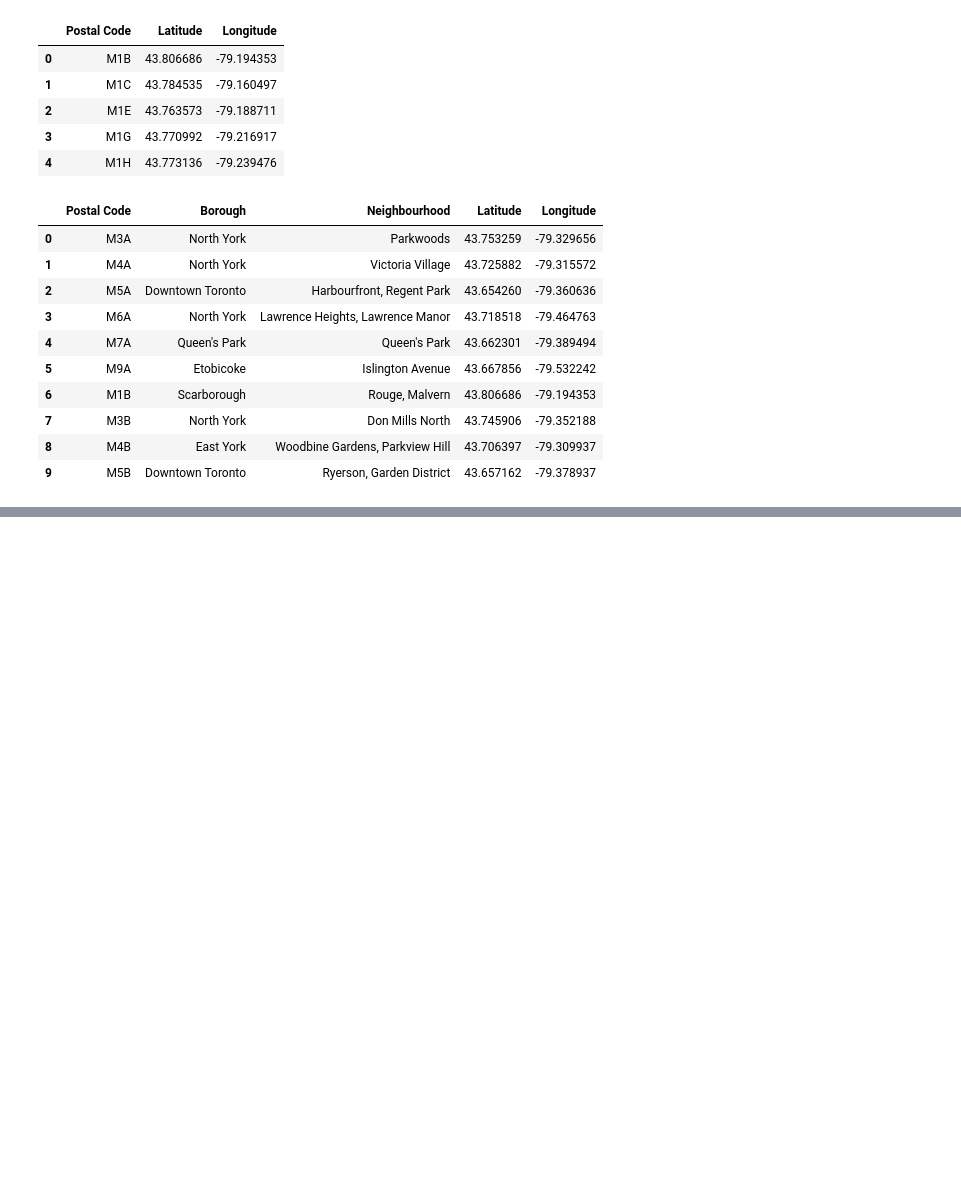
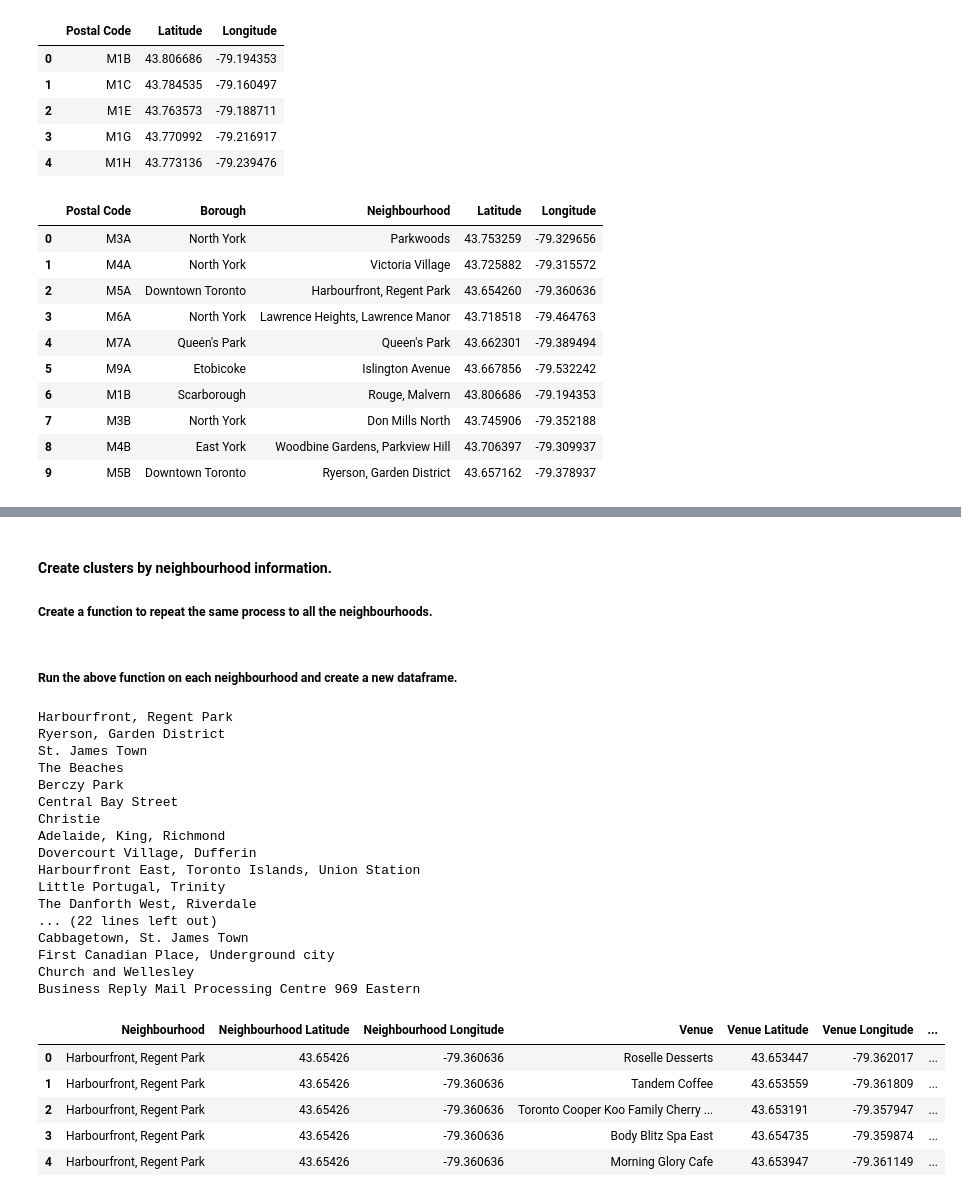
Before and after one commit to roach231428/Coursera_Capstone, a Jupyter notebook: Segmenting_and_Clustering_Neighborhoods_in_Toronto.ipynb, the cells around one changed output, grey strips where cells are left out. Drawn from its saved outputs; the diff is of its cells as text; code cells hidden in the pictures; blank space fills up the shorter version.

```diff
--- a/Segmenting_and_Clustering_Neighborhoods_in_Toronto.ipynb
+++ b/Segmenting_and_Clustering_Neighborhoods_in_Toronto.ipynb
@@ -110,0 +128,8 @@ postcode_df_merge.head(10)
+# %%
+address = 'Downtown Toronto'
+
+geolocator = Nominatim(user_agent="ny_explorer")
+location = geolocator.geocode(address)
+latitude = location.latitude
+longitude = location.longitude
+print('The geograpical coordinate of Downtown Toronto are {}, {}.'.format(latitude, longitude))
@@ -110,0 +166,4 @@ postcode_df_merge.head(10)
+# %%
+CLIENT_ID = '112I20KCJFHUYJAOHRSN2IZ1OVM1P5UAOSNGI1MHHAMK2KIJ' # your Foursquare ID
+CLIENT_SECRET = 'NAOPFNUGN0YVH2T2MP0HFZ0HUXD5RVF0WSKSUGB2RVZOCLTX' # your Foursquare Secret
+VERSION = '20180605' # Foursquare API version
@@ -110,0 +193,24 @@ postcode_df_merge.head(10)
+# %%
+# create map
+map_clusters = folium.Map(location=[latitude, longitude], zoom_start=11)
+
+# set color scheme for the clusters
+x = np.arange(kclusters)
+ys = [i + x + (i*x)**2 for i in range(kclusters)]
+colors_array = cm.rainbow(np.linspace(0, 1, len(ys)))
+rainbow = [colors.rgb2hex(i) for i in colors_array]
+
+# add markers to the map
+markers_colors = []
+for lat, lon, poi, cluster in zip(postcode_df_tor_clustered['Latitude'], postcode_df_tor_clustered['Longitude'], postcode_df_tor_clustered['Neighbourhood'], postcode_df_tor_clustered['Cluster Labels']):
+    label = folium.Popup(str(poi) + ' Cluster ' + str(cluster), parse_html=True)
+    folium.CircleMarker(
+        [lat, lon],
+        radius=5,
+        popup=label,
+        color=rainbow[cluster-1],
+        fill=True,
+        fill_color=rainbow[cluster-1],
+        fill_opacity=0.7).add_to(map_clusters)
+
+map_clusters
@@ -110,0 +219,3 @@ postcode_df_merge.head(10)
+# %% [markdown]
+#### Create clusters by neighbourhood information.
+##### Create a function to repeat the same process to all the neighbourhoods.
@@ -110,0 +262,35 @@ postcode_df_merge.head(10)
+# %% [markdown]
+##### Run the above function on each neighbourhood and create a new dataframe.
+# %%
+LIMIT = 100 # limit of number of venues returned by Foursquare API
+radius = 500 # define radius
+
+toronto_venues = getNearbyVenues(names=postcode_df_tor['Neighbourhood'],
+                                 latitudes=postcode_df_tor['Latitude'],
+                                 longitudes=postcode_df_tor['Longitude']
+                                )
+toronto_venues.head()
+# %% [output]
+Harbourfront, Regent Park
+Ryerson, Garden District
+St. James Town
+The Beaches
+Berczy Park
+Central Bay Street
+Christie
+Adelaide, King, Richmond
+Dovercourt Village, Dufferin
+Harbourfront East, Toronto Islands, Union Station
+Little Portugal, Trinity
+The Danforth West, Riverdale
+... (22 lines left out)
+Cabbagetown, St. James Town
+First Canadian Place, Underground city
+Church and Wellesley
+Business Reply Mail Processing Centre 969 Eastern
+|  | Neighbourhood | Neighbourhood Latitude | Neighbourhood Longitude | Venue | Venue Latitude | Venue Longitude | ... |
+| 0 | Harbourfront, Regent Park | 43.65426 | -79.360636 | Roselle Desserts | 43.653447 | -79.362017 | ... |
+| 1 | Harbourfront, Regent Park | 43.65426 | -79.360636 | Tandem Coffee | 43.653559 | -79.361809 | ... |
+| 2 | Harbourfront, Regent Park | 43.65426 | -79.360636 | Toronto Cooper Koo Family Cherry ... | 43.653191 | -79.357947 | ... |
+| 3 | Harbourfront, Regent Park | 43.65426 | -79.360636 | Body Blitz Spa East | 43.654735 | -79.359874 | ... |
+| 4 | Harbourfront, Regent Park | 43.65426 | -79.360636 | Morning Glory Cafe | 43.653947 | -79.361149 | ... |
```
Also changed, not shown: parts of 26 cells of this notebook.
